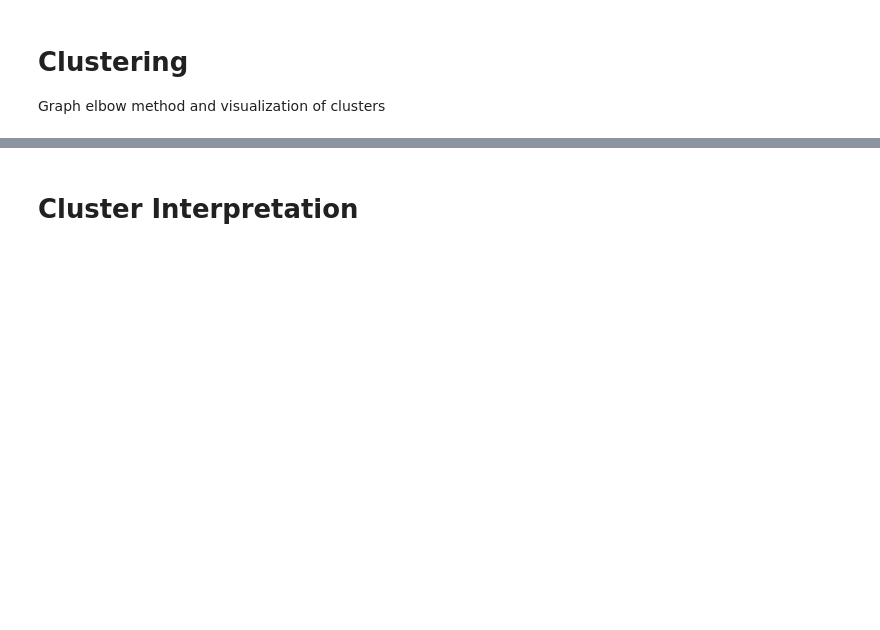
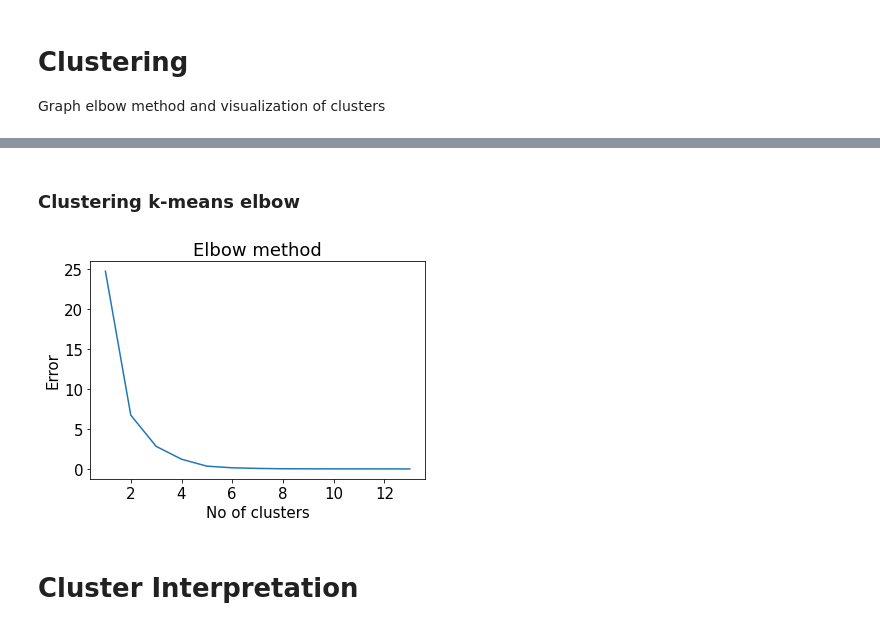
Before and after one commit to UCSD-E4E/passive-acoustic-biodiversity, a Jupyter notebook: Visualization/Audio_Data_Visualization_K_means_spherical.ipynb, the cells around one changed output, grey strips where cells are left out. Cells and saved outputs as stored; diff of their text form; code cells hidden in the pictures; blank space fills up the shorter version.

```diff
--- a/Visualization/Audio_Data_Visualization_K_means_spherical.ipynb
+++ b/Visualization/Audio_Data_Visualization_K_means_spherical.ipynb
@@ -309,2 +378,18 @@ cluster_plot(pos, 'TSNE Cluster Plot', without_labels=True, savepath='/Volumes/E
+# %% [markdown]
+### Clustering k-means elbow
+# %%
+Error =[]
+for i in range(1, 14):
+#     kmeans = KMeans(n_clusters = i).fit(X)
+    kmeans = SphericalKMeans(n_clusters = i).fit(X)
+    Error.append(kmeans.inertia_)
+import matplotlib.pyplot as plt
+plt.plot(range(1, 14), Error)
+plt.title('Elbow method')
+plt.xlabel('No of clusters')
+plt.ylabel('Error')
+plt.show()
+# %% [output]
+[figure, added]
 # %% [markdown]
 # Cluster Interpretation
```
Also changed, not shown: parts of 48 cells of this notebook, 6 other files.
